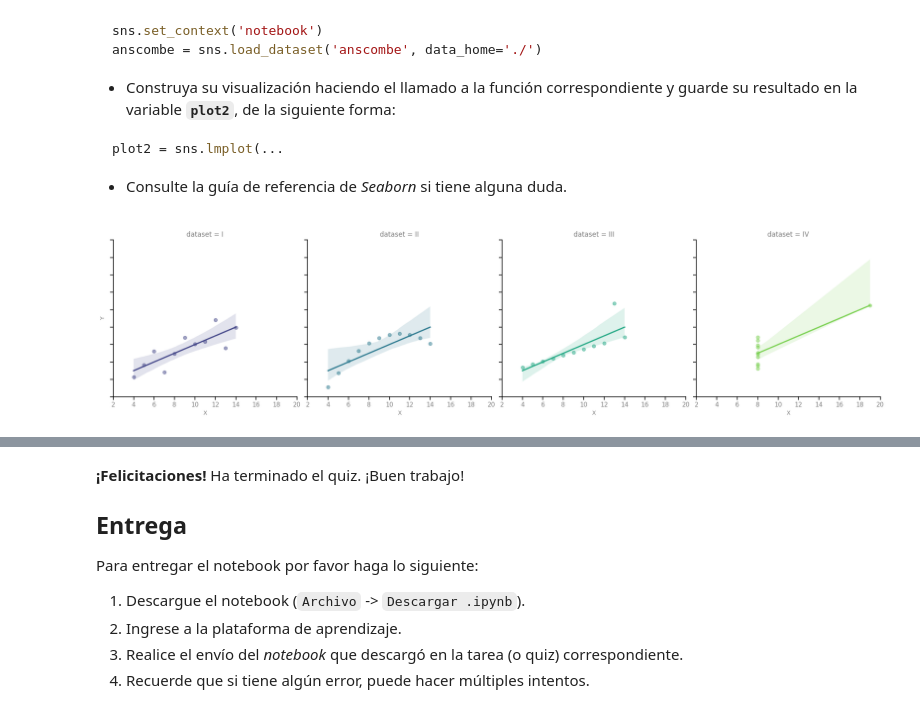
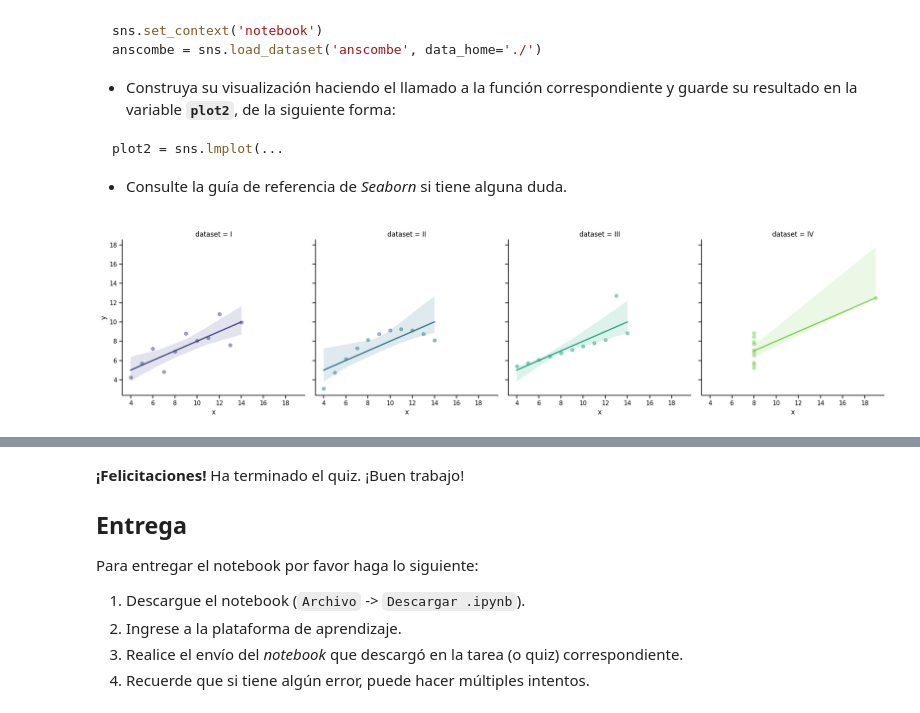
Before and after one commit to danielamejiacastro/MLDS--Course, a Jupyter notebook: Quiz_8_Seaborn.ipynb, the cells around one changed output, grey strips where cells are left out. Cells and saved outputs as stored; diff of their text form; code cells hidden in the pictures; folded sections open.

```diff
--- a/Quiz_8_Seaborn.ipynb
+++ b/Quiz_8_Seaborn.ipynb
@@ -159,34 +159,22 @@ plot2 = sns.lmplot(...
 # %%
 #VARIABLE CALIFICADA: plot2
 
 sns.set_context('notebook') # Se define el estilo de la visualización.
 ### No modificar la siguiente instrucción para cargar el dataset ###
 anscombe = sns.load_dataset('anscombe', data_home='./') # DataFrame con el conjuto de datos "anscombe".
 
 ### ESCRIBA SU CÓDIGO AQUÍ ### (~ 1 línea de código)
 
 # Crear el Cuarteto de Anscombe con lmplot
 plot2 = sns.lmplot(data=anscombe, x='x', y='y', col='dataset', hue='dataset', palette='viridis', scatter_kws={"alpha": 0.5})
 
-# Configurar el fondo transparente de la figura
-plot2.fig.patch.set_facecolor('none')
-
-# Configurar el fondo blanco de los ejes
-for ax in plot2.axes.flat:
-    ax.patch.set_facecolor('white')
-
-# Configurar elementos de texto en blanco
-plot2.set_axis_labels("X", "Y", fontsize=10, alpha=0.5)
-plot2.set_titles(alpha=0.5)
-plot2.set_xticklabels(alpha=0.5)
-plot2.set_yticklabels(alpha=0.5)
 
 # Mostrar la visualización
 plt.show()
 
 ### FIN DEL CÓDIGO ###
 # %% [output]
-[figure, old version]
+[figure, new version]
 # %% [markdown]
 **Salida esperada:**
 
```
